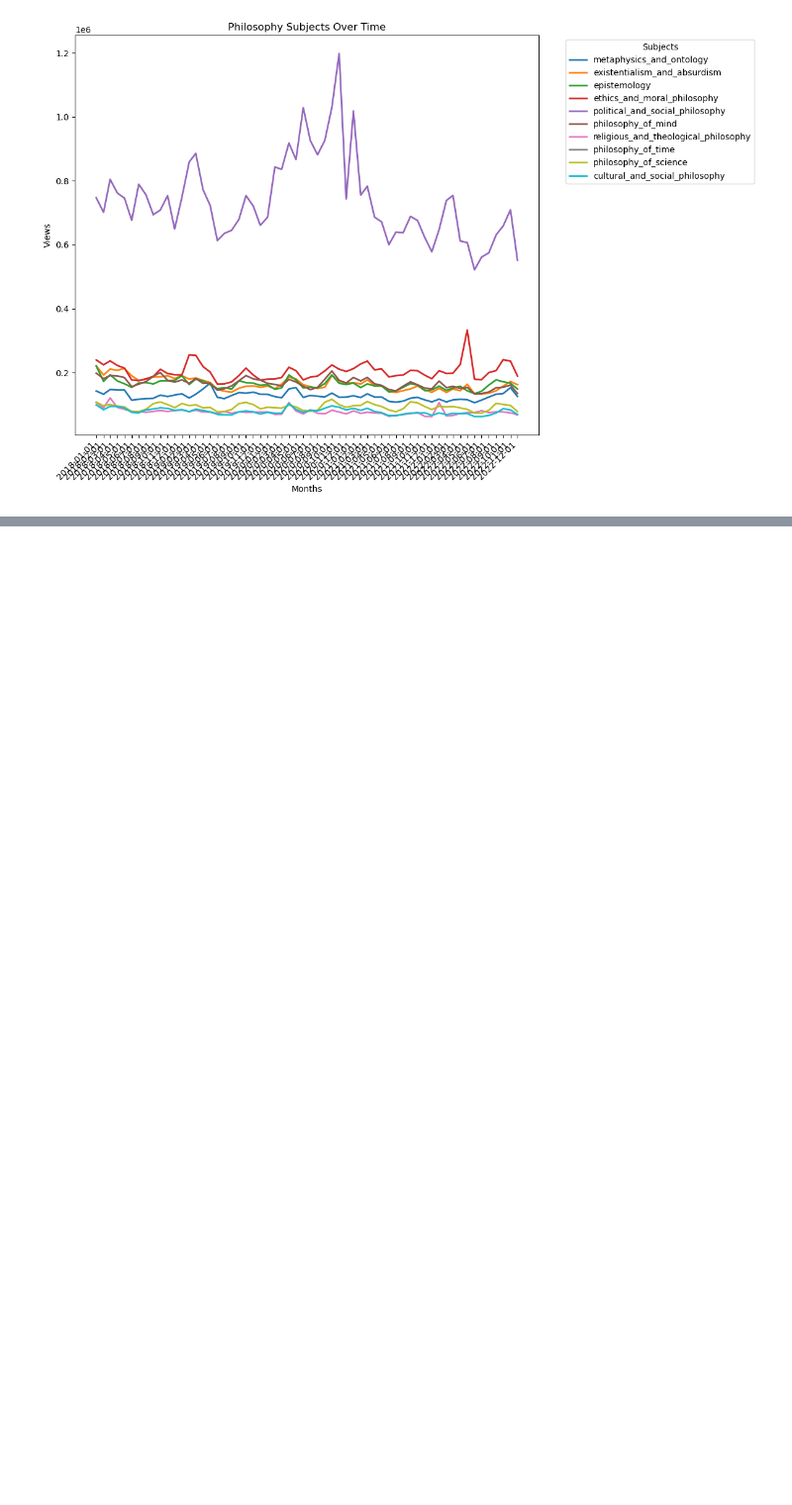
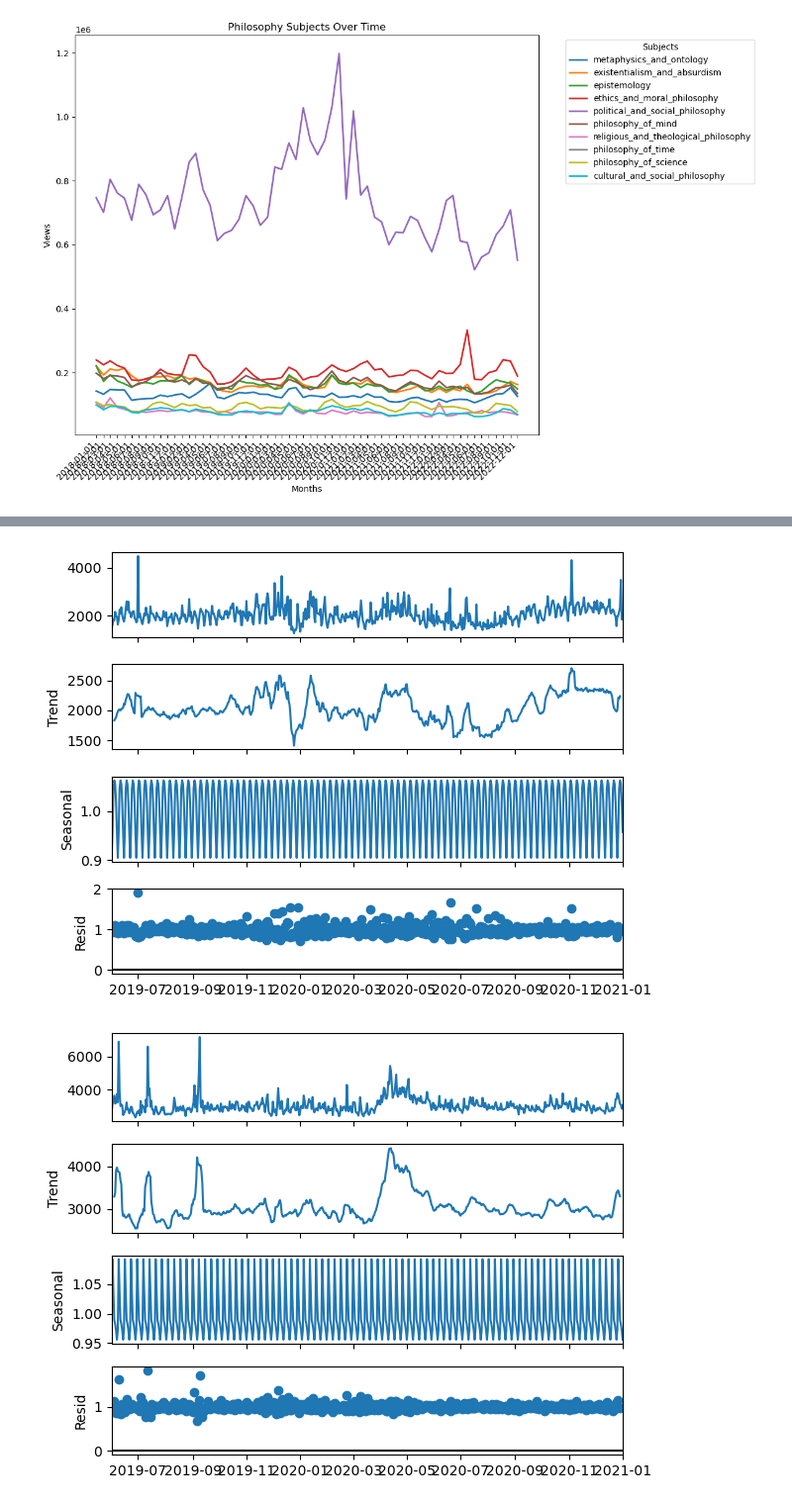
Before and after one commit to epfl-ada/ada-2023-project-mandarinecorp, a Jupyter notebook: trendsenglish.ipynb, the cells around one changed output, grey strips where cells are left out. Shown at 99% size. Cells and saved outputs as stored; diff of their text form; code cells hidden in the pictures; blank space fills up the shorter version.

```diff
--- a/trendsenglish.ipynb
+++ b/trendsenglish.ipynb
@@ -153,0 +111,16 @@ p_value
+# %%
+from statsmodels.tsa.seasonal import seasonal_decompose
+for article in articles[0:5] :
+    analysis = views[['timestamp',article]].copy()
+    analysis.set_index('timestamp', inplace=True)
+
+    decompose_result_mult = seasonal_decompose(analysis, model="multiplicative")
+
+    trend = decompose_result_mult.trend
+    seasonal = decompose_result_mult.seasonal
+    residual = decompose_result_mult.resid
+
+    decompose_result_mult.plot();
+# %% [output]
+[figure, added]
+[figure, added]
```
Also changed, not shown: parts of 8 cells of this notebook, 1 other file.
